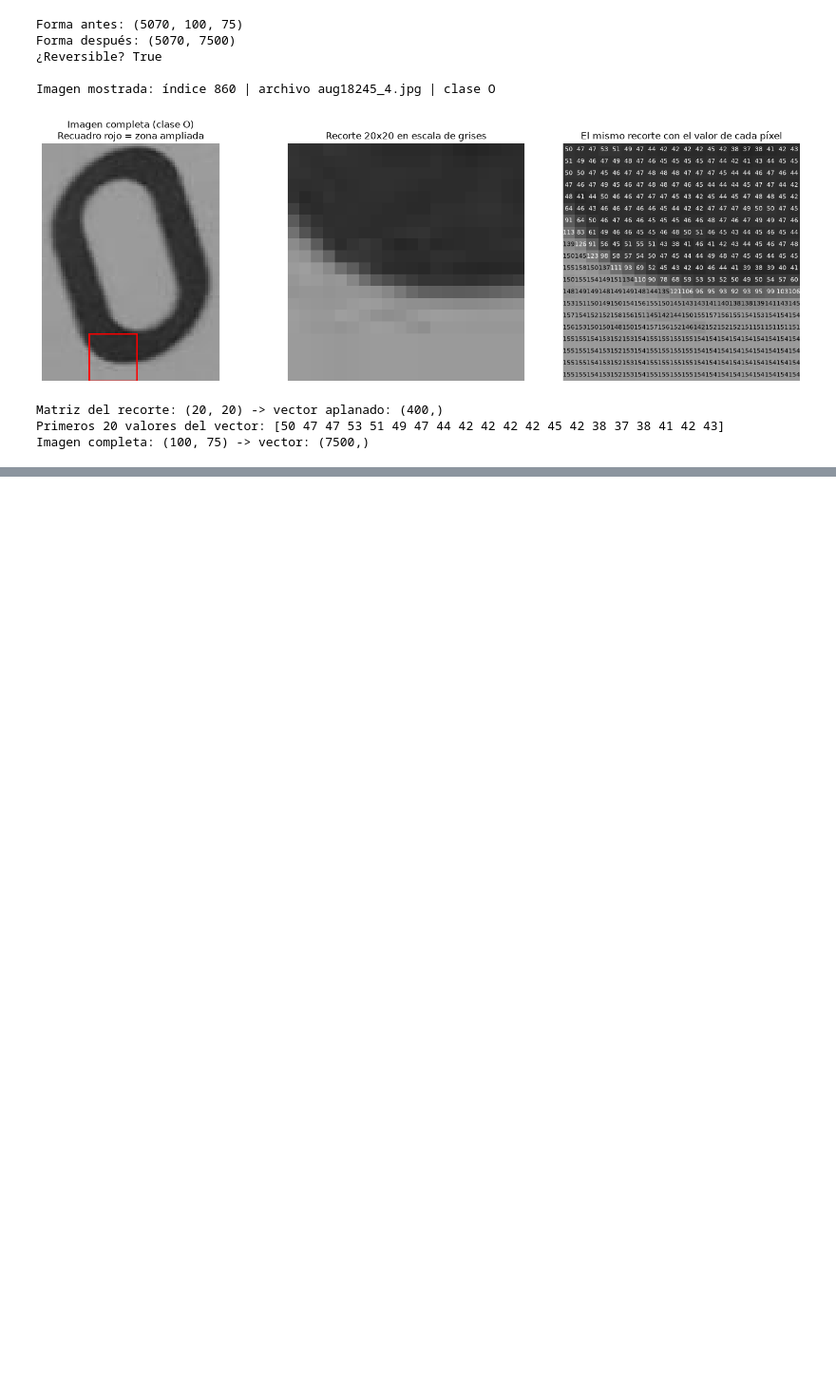
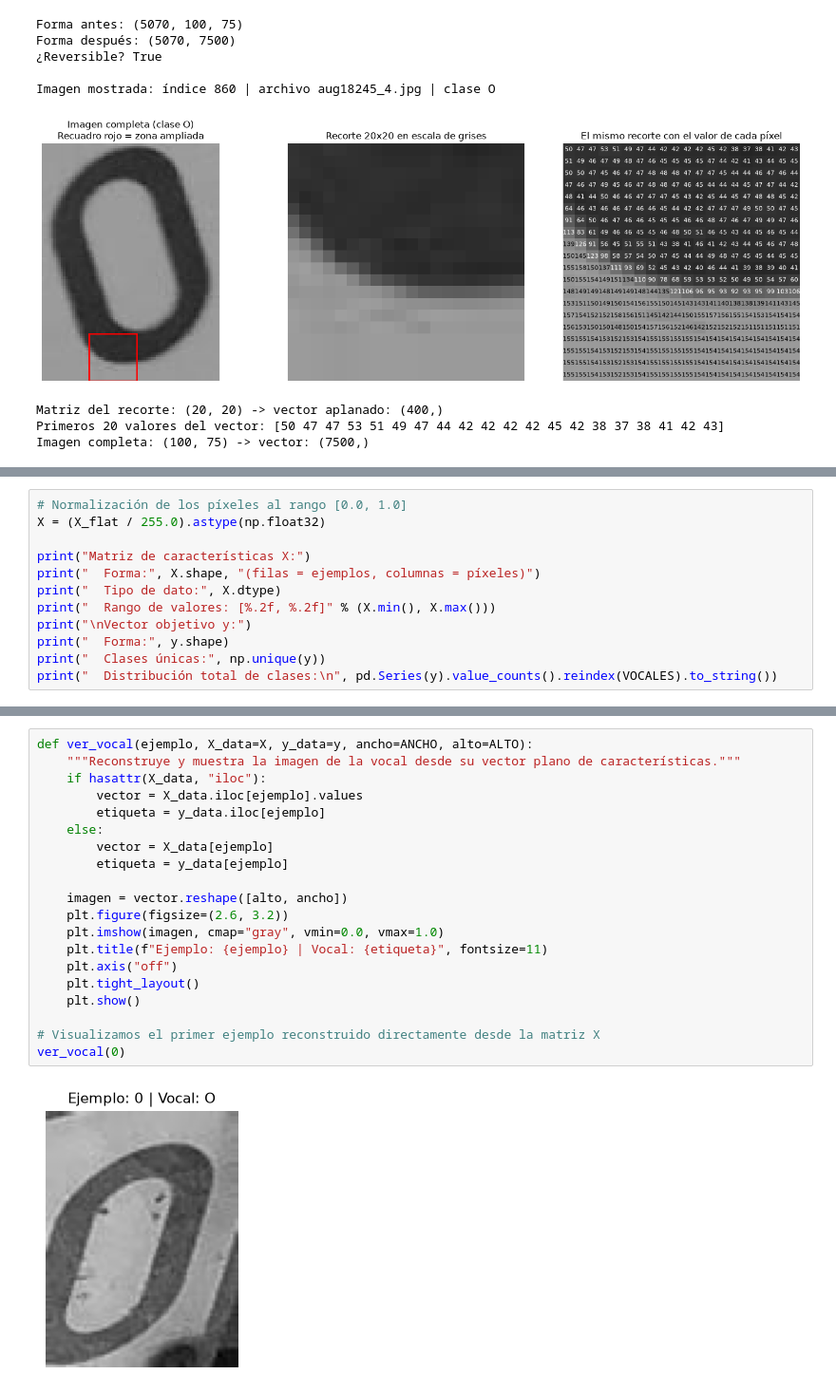
Before and after one commit to ldcantillom/vowel-recognizer-ml, a Jupyter notebook: Taller_Vocales_ML.ipynb, the cells around one changed output, grey strips where cells are left out. Shown at 95% size. Cells and saved outputs as stored; diff of their text form; blank space fills up the shorter version.

```diff
--- a/Taller_Vocales_ML.ipynb
+++ b/Taller_Vocales_ML.ipynb
@@ -557,0 +571,12 @@ Imagen completa: (100, 75) -> vector: (7500,)
+# %%
+# Normalización de los píxeles al rango [0.0, 1.0]
+X = (X_flat / 255.0).astype(np.float32)
+
+print("Matriz de características X:")
+print("  Forma:", X.shape, "(filas = ejemplos, columnas = píxeles)")
+print("  Tipo de dato:", X.dtype)
+print("  Rango de valores: [%.2f, %.2f]" % (X.min(), X.max()))
+print("\nVector objetivo y:")
+print("  Forma:", y.shape)
+print("  Clases únicas:", np.unique(y))
+print("  Distribución total de clases:\n", pd.Series(y).value_counts().reindex(VOCALES).to_string())
@@ -557,0 +604,22 @@ Imagen completa: (100, 75) -> vector: (7500,)
+# %%
+def ver_vocal(ejemplo, X_data=X, y_data=y, ancho=ANCHO, alto=ALTO):
+    """Reconstruye y muestra la imagen de la vocal desde su vector plano de características."""
+    if hasattr(X_data, "iloc"):
+        vector = X_data.iloc[ejemplo].values
+        etiqueta = y_data.iloc[ejemplo]
+    else:
+        vector = X_data[ejemplo]
+        etiqueta = y_data[ejemplo]
+
+    imagen = vector.reshape([alto, ancho])
+    plt.figure(figsize=(2.6, 3.2))
+    plt.imshow(imagen, cmap="gray", vmin=0.0, vmax=1.0)
+    plt.title(f"Ejemplo: {ejemplo} | Vocal: {etiqueta}", fontsize=11)
+    plt.axis("off")
+    plt.tight_layout()
+    plt.show()
+
+# Visualizamos el primer ejemplo reconstruido directamente desde la matriz X
+ver_vocal(0)
+# %% [output]
+[figure, added]
```
Also changed, not shown: parts of 12 cells of this notebook.
